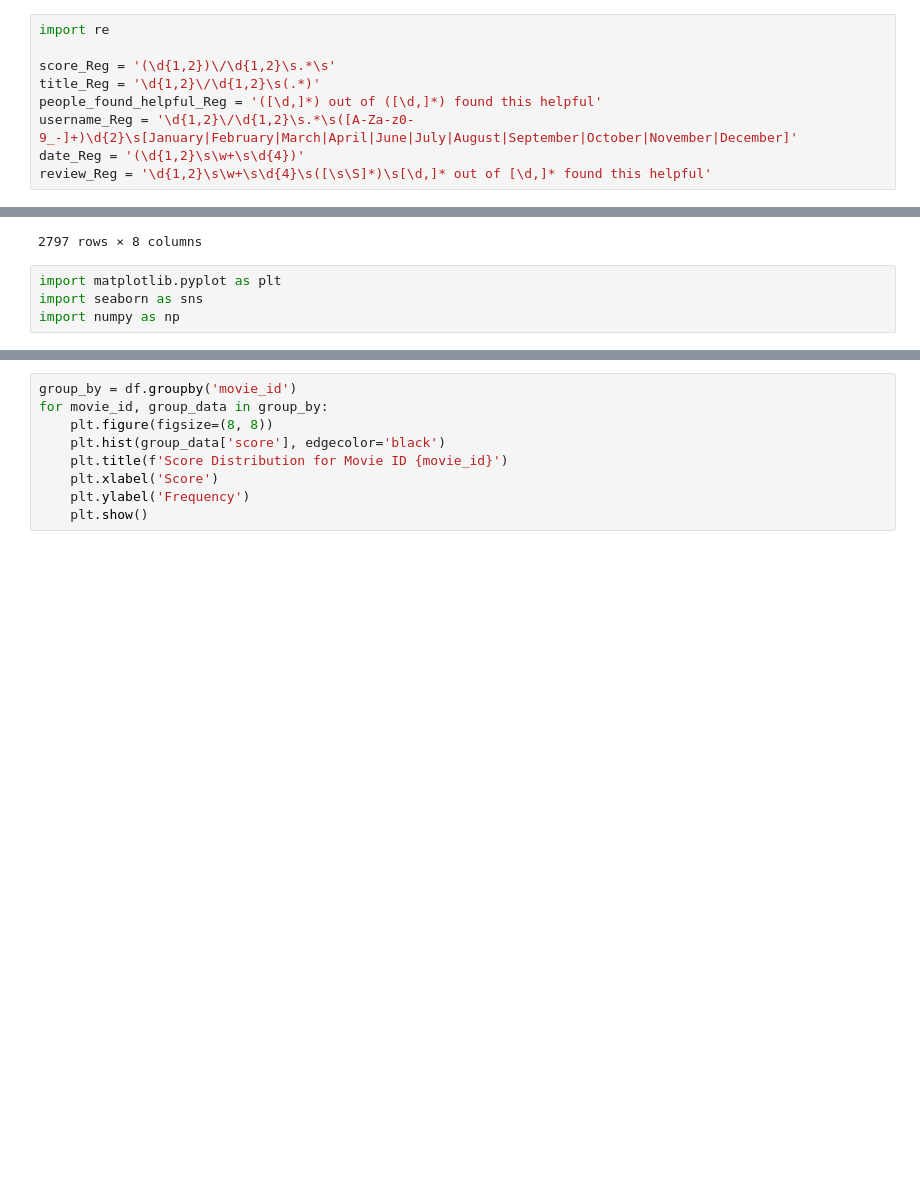
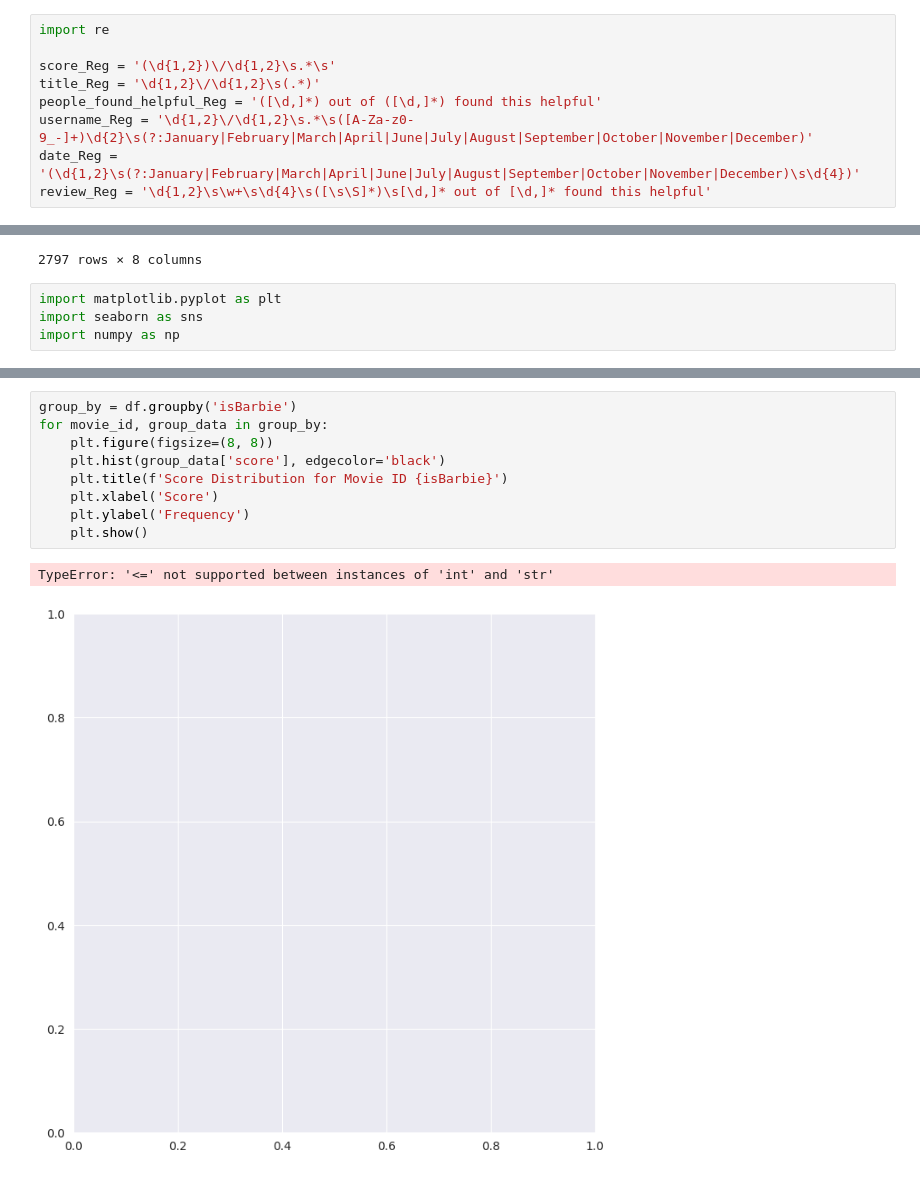
Before and after one commit to upmorgan/ECS171_GroupProject, a Jupyter notebook: cleaninggarbage.ipynb, the cells around one changed output, grey strips where cells are left out. Saved outputs shown, nothing was run; the diff lists cells and outputs as text; blank space fills up the shorter version.

```diff
--- a/cleaninggarbage.ipynb
+++ b/cleaninggarbage.ipynb
@@ -13,8 +13,8 @@ import re
 score_Reg = '(\d{1,2})\/\d{1,2}\s.*\s'
 title_Reg = '\d{1,2}\/\d{1,2}\s(.*)'
 people_found_helpful_Reg = '([\d,]*) out of ([\d,]*) found this helpful'
-username_Reg = '\d{1,2}\/\d{1,2}\s.*\s([A-Za-z0-9_-]+)\d{2}\s[January|February|March|April|June|July|August|September|October|November|December]'
-date_Reg = '(\d{1,2}\s\w+\s\d{4})'
+username_Reg = '\d{1,2}\/\d{1,2}\s.*\s([A-Za-z0-9_-]+)\d{2}\s(?:January|February|March|April|June|July|August|September|October|November|December)'
+date_Reg = '(\d{1,2}\s(?:January|February|March|April|June|July|August|September|October|November|December)\s\d{4})'
 review_Reg = '\d{1,2}\s\w+\s\d{4}\s([\s\S]*)\s[\d,]* out of [\d,]* found this helpful'
 # %%
 # Regular Expression test code
@@ -205,9 +221,12 @@ plt.show()
 # %%
-group_by = df.groupby('movie_id')
+group_by = df.groupby('isBarbie')
 for movie_id, group_data in group_by:
     plt.figure(figsize=(8, 8))
     plt.hist(group_data['score'], edgecolor='black')
-    plt.title(f'Score Distribution for Movie ID {movie_id}')
+    plt.title(f'Score Distribution for Movie ID {isBarbie}')
     plt.xlabel('Score')
     plt.ylabel('Frequency')
     plt.show()
+# %% [output]
+TypeError: '<=' not supported between instances of 'int' and 'str'
+[figure, added]
```
Also changed, not shown: parts of 4 cells of this notebook.
